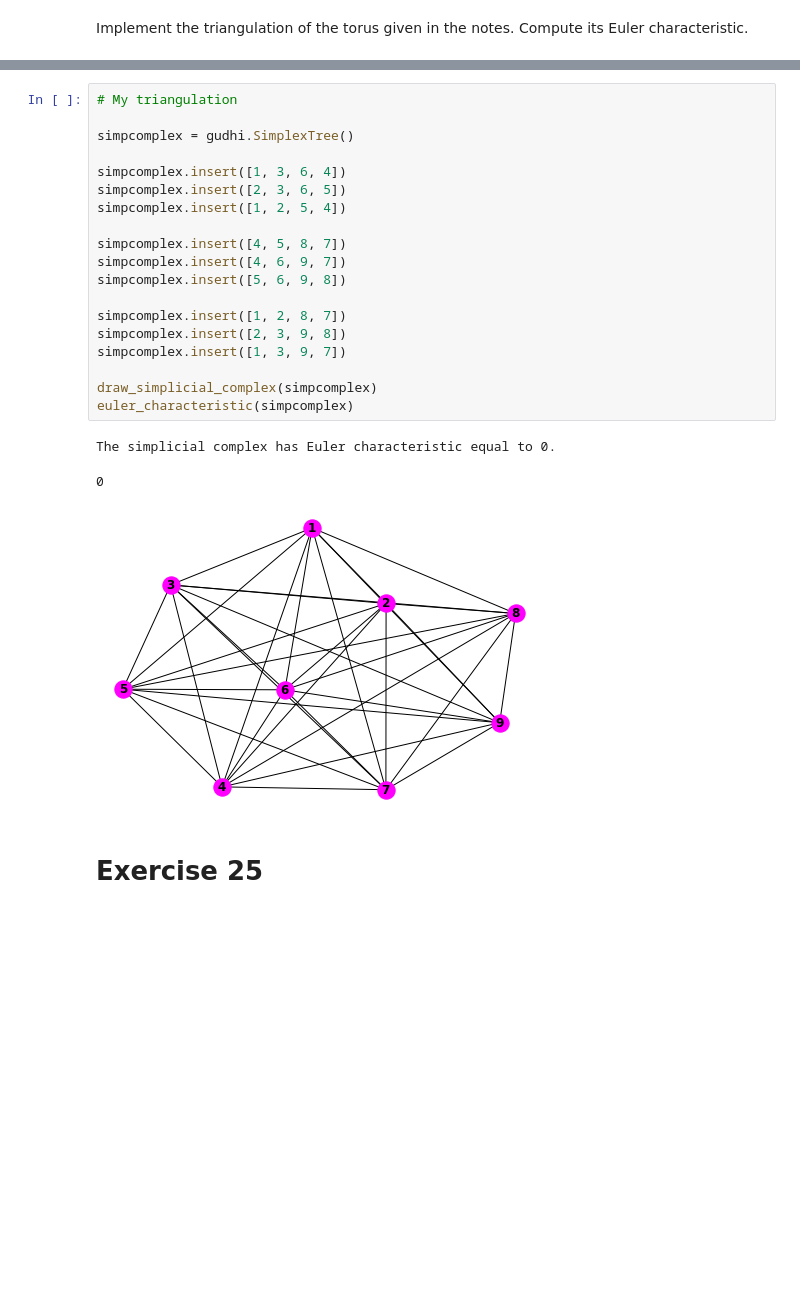
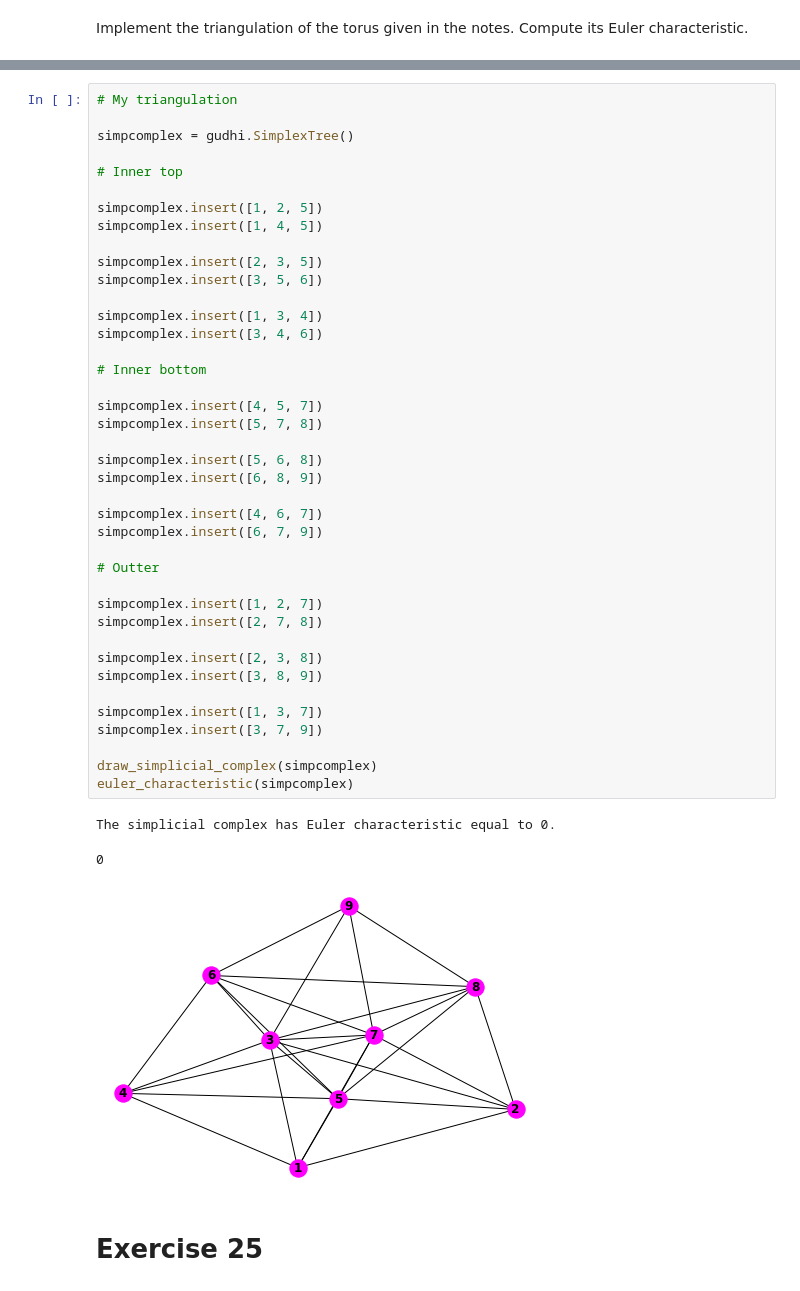
Before and after one commit to lucasresck/topological-data-analysis, a Jupyter notebook: notebooks/tutorial_1.ipynb, the cells around one changed output, grey strips where cells are left out. Saved outputs shown, nothing was run; the diff lists cells and outputs as text; blank space fills up the shorter version.

```diff
--- a/notebooks/tutorial_1.ipynb
+++ b/notebooks/tutorial_1.ipynb
@@ -370,26 +376,47 @@ The simplicial complex has Euler characteristic equal to 0.
 # %%
 # My triangulation
 
 simpcomplex = gudhi.SimplexTree()
 
-simpcomplex.insert([1, 3, 6, 4])
-simpcomplex.insert([2, 3, 6, 5])
-simpcomplex.insert([1, 2, 5, 4])
+# Inner top
 
-simpcomplex.insert([4, 5, 8, 7])
-simpcomplex.insert([4, 6, 9, 7])
-simpcomplex.insert([5, 6, 9, 8])
+simpcomplex.insert([1, 2, 5])
+simpcomplex.insert([1, 4, 5])
 
-simpcomplex.insert([1, 2, 8, 7])
-simpcomplex.insert([2, 3, 9, 8])
-simpcomplex.insert([1, 3, 9, 7])
+simpcomplex.insert([2, 3, 5])
+simpcomplex.insert([3, 5, 6])
+
+simpcomplex.insert([1, 3, 4])
+simpcomplex.insert([3, 4, 6])
+
+# Inner bottom
+
+simpcomplex.insert([4, 5, 7])
+simpcomplex.insert([5, 7, 8])
+
+simpcomplex.insert([5, 6, 8])
+simpcomplex.insert([6, 8, 9])
+
+simpcomplex.insert([4, 6, 7])
+simpcomplex.insert([6, 7, 9])
+
+# Outter
+
+simpcomplex.insert([1, 2, 7])
+simpcomplex.insert([2, 7, 8])
+
+simpcomplex.insert([2, 3, 8])
+simpcomplex.insert([3, 8, 9])
+
+simpcomplex.insert([1, 3, 7])
+simpcomplex.insert([3, 7, 9])
 
 draw_simplicial_complex(simpcomplex)
 euler_characteristic(simpcomplex)
 # %% [output]
 The simplicial complex has Euler characteristic equal to 0.
 0
-[figure, old version]
+[figure, new version]
 # %% [markdown]
 # Exercise 25
 # %% [markdown]
```
Also changed, not shown: parts of 10 cells of this notebook, 1 other file.
